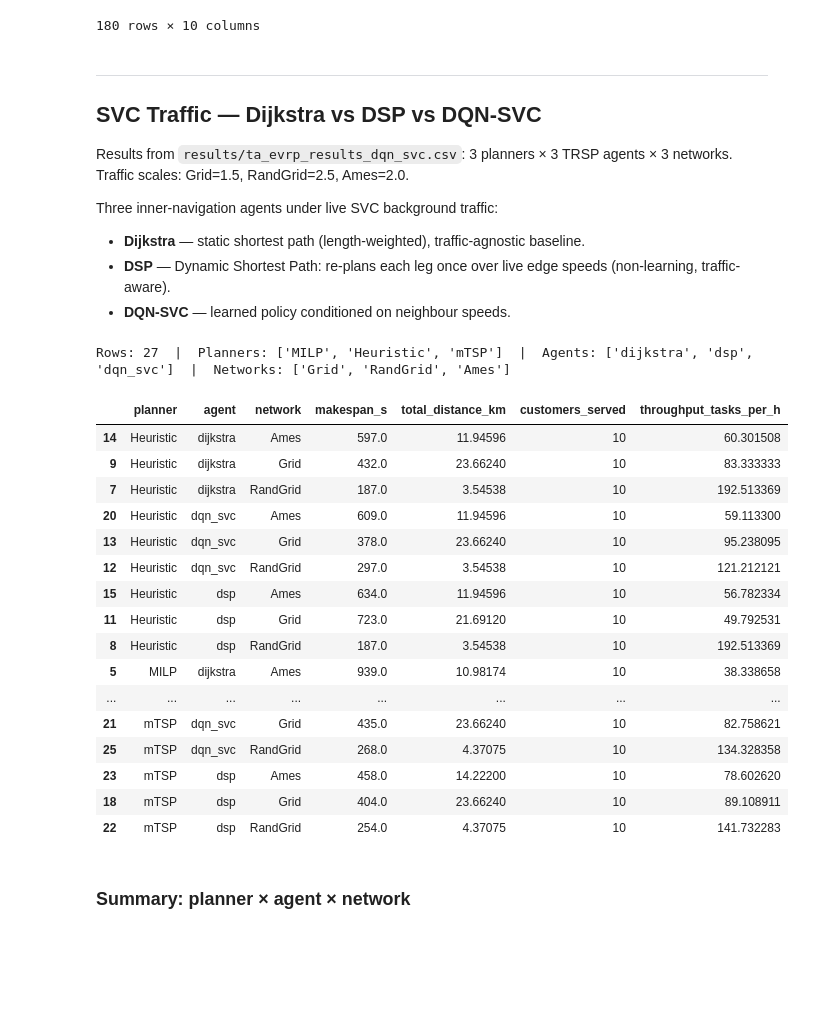
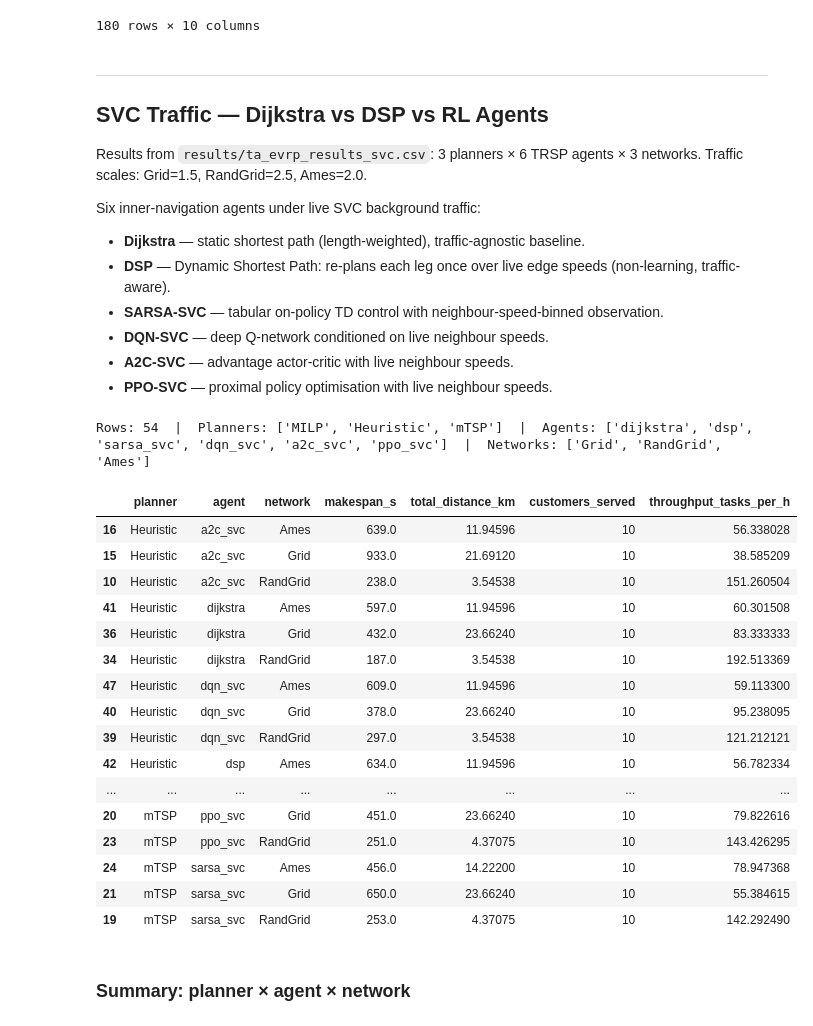
Before and after one commit to shinobi-wolf/FleetNav, a Jupyter notebook: notebooks/ta_evrp_sweep_analysis.ipynb, the cells around one changed output. Saved outputs shown, nothing was run; the diff lists cells and outputs as text; code cells hidden in the pictures; blank space fills up the shorter version.

```diff
--- a/notebooks/ta_evrp_sweep_analysis.ipynb
+++ b/notebooks/ta_evrp_sweep_analysis.ipynb
@@ -473,74 +473,91 @@ df[display_cols].sort_values(['planner', 'network', 'agent', 'K']).round(2).rese
 # %% [markdown]
 ---
 
-## SVC Traffic — Dijkstra vs DSP vs DQN-SVC
+## SVC Traffic — Dijkstra vs DSP vs RL Agents
 
-Results from `results/ta_evrp_results_dqn_svc.csv`: 3 planners × 3 TRSP agents × 3 networks. Traffic scales: Grid=1.5, RandGrid=2.5, Ames=2.0.
+Results from `results/ta_evrp_results_svc.csv`: 3 planners × 6 TRSP agents × 3 networks. Traffic scales: Grid=1.5, RandGrid=2.5, Ames=2.0.
 
-Three inner-navigation agents under live SVC background traffic:
+Six inner-navigation agents under live SVC background traffic:
 - **Dijkstra** — static shortest path (length-weighted), traffic-agnostic baseline.
 - **DSP** — Dynamic Shortest Path: re-plans each leg once over live edge speeds (non-learning, traffic-aware).
-- **DQN-SVC** — learned policy conditioned on neighbour speeds.
+- **SARSA-SVC** — tabular on-policy TD control with neighbour-speed-binned observation.
+- **DQN-SVC** — deep Q-network conditioned on live neighbour speeds.
+- **A2C-SVC** — advantage actor-critic with live neighbour speeds.
+- **PPO-SVC** — proximal policy optimisation with live neighbour speeds.
 # %%
 from pathlib import Path
 import pandas as pd
 import numpy as np
 import matplotlib.pyplot as plt
 
-SVC_CSV = Path('../results/ta_evrp_results_dqn_svc.csv')
+SVC_CSV = Path('../results/ta_evrp_results_svc.csv')
 
 svc_raw = pd.read_csv(SVC_CSV)
 svc_raw = svc_raw[svc_raw['status'] == 'ok'].copy()
 
 _NET_LABELS = {
     'grid_road':            'Grid',
     'rand_grid_road_final': 'RandGrid',
     'ames_campus_final':    'Ames',
 }
 svc_raw['network'] = svc_raw['network_net_path'].apply(lambda p: _NET_LABELS.get(Path(p).stem, Path(p).stem))
 svc_raw['planner'] = svc_raw['evrp_planner'].map({'milp': 'MILP', 'heuristic': 'Heuristic', 'mtsp': 'mTSP'})
 svc_raw['agent']   = svc_raw['trsp_agent']
 
 svc_raw['throughput_tasks_per_h'] = svc_raw['customers_served'] / svc_raw['makespan_h'].replace(0, np.nan)
 
 SVC_NET_ORDER     = [n for n in ['Grid', 'RandGrid', 'Ames'] if n in svc_raw['network'].unique()]
 SVC_PLANNER_ORDER = [p for p in ['MILP', 'Heuristic', 'mTSP'] if p in svc_raw['planner'].unique()]
-# Baseline first, then the two traffic-aware agents (non-learning DSP, then learned DQN-SVC)
-SVC_AGENT_ORDER   = [a for a in ['dijkstra', 'dsp', 'dqn_svc'] if a in svc_raw['agent'].unique()]
-SVC_AGENT_COLORS  = {'dijkstra': '#DD8452', 'dsp': '#55A868', 'dqn_svc': '#4C72B0'}
-SVC_AGENT_LABELS  = {'dijkstra': 'Dijkstra', 'dsp': 'DSP', 'dqn_svc': 'DQN-SVC'}
-# Traffic-aware agents compared against the Dijkstra baseline
-SVC_RL_AGENTS     = [a for a in SVC_AGENT_ORDER if a != 'dijkstra']
+# Baseline → non-learning traffic-aware → learned RL agents
+SVC_AGENT_ORDER   = [a for a in ['dijkstra', 'dsp', 'sarsa_svc', 'dqn_svc', 'a2c_svc', 'ppo_svc']
+                     if a in svc_raw['agent'].unique()]
+SVC_AGENT_COLORS  = {
+    'dijkstra':  '#888888',
+    'dsp':       '#2ca02c',
+    'sarsa_svc': '#9467bd',
+    'dqn_svc':   '#4C72B0',
+    'a2c_svc':   '#d62728',
+    'ppo_svc':   '#17becf',
+}
+SVC_AGENT_LABELS  = {
+    'dijkstra':  'Dijkstra',
+    'dsp':       'DSP',
+    'sarsa_svc': 'SARSA-SVC',
+    'dqn_svc':   'DQN-SVC',
+    'a2c_svc':   'A2C-SVC',
+    'ppo_svc':   'PPO-SVC',
+}
+# All non-baseline agents compared against Dijkstra
+SVC_RL_AGENTS = [a for a in SVC_AGENT_ORDER if a != 'dijkstra']
 
 print(f"Rows: {len(svc_raw)}  |  Planners: {SVC_PLANNER_ORDER}  |  Agents: {SVC_AGENT_ORDER}  |  Networks: {SVC_NET_ORDER}")
 
-# Flag suspect rows (makespan=0 or customers_served < 10)
 suspect = svc_raw[(svc_raw['makespan_s'] == 0) | (svc_raw['customers_served'] < 10)]
 if not suspect.empty:
     print("\nSuspect rows (makespan=0 or customers<10):")
     display(suspect[['planner', 'agent', 'network', 'makespan_s', 'customers_served', 'total_recharges']])
 
 svc_raw[['planner', 'agent', 'network', 'makespan_s', 'total_distance_km',
          'customers_served', 'throughput_tasks_per_h']].sort_values(['planner', 'agent', 'network'])
 # %% [output]
-Rows: 27  |  Planners: ['MILP', 'Heuristic', 'mTSP']  |  Agents: ['dijkstra', 'dsp', 'dqn_svc']  |  Networks: ['Grid', 'RandGrid', 'Ames']
+Rows: 54  |  Planners: ['MILP', 'Heuristic', 'mTSP']  |  Agents: ['dijkstra', 'dsp', 'sarsa_svc', 'dqn_svc', 'a2c_svc', 'ppo_svc']  |  Networks: ['Grid', 'RandGrid', 'Ames']
 |  | planner | agent | network | makespan_s | total_distance_km | customers_served | throughput_tasks_per_h |
-| 14 | Heuristic | dijkstra | Ames | 597.0 | 11.94596 | 10 | 60.301508 |
-| 9 | Heuristic | dijkstra | Grid | 432.0 | 23.66240 | 10 | 83.333333 |
-| 7 | Heuristic | dijkstra | RandGrid | 187.0 | 3.54538 | 10 | 192.513369 |
-| 20 | Heuristic | dqn_svc | Ames | 609.0 | 11.94596 | 10 | 59.113300 |
-| 13 | Heuristic | dqn_svc | Grid | 378.0 | 23.66240 | 10 | 95.238095 |
-| 12 | Heuristic | dqn_svc | RandGrid | 297.0 | 3.54538 | 10 | 121.212121 |
-| 15 | Heuristic | dsp | Ames | 634.0 | 11.94596 | 10 | 56.782334 |
-| 11 | Heuristic | dsp | Grid | 723.0 | 21.69120 | 10 | 49.792531 |
-| 8 | Heuristic | dsp | RandGrid | 187.0 | 3.54538 | 10 | 192.513369 |
-| 5 | MILP | dijkstra | Ames | 939.0 | 10.98174 | 10 | 38.338658 |
+| 16 | Heuristic | a2c_svc | Ames | 639.0 | 11.94596 | 10 | 56.338028 |
+| 15 | Heuristic | a2c_svc | Grid | 933.0 | 21.69120 | 10 | 38.585209 |
+| 10 | Heuristic | a2c_svc | RandGrid | 238.0 | 3.54538 | 10 | 151.260504 |
+| 41 | Heuristic | dijkstra | Ames | 597.0 | 11.94596 | 10 | 60.301508 |
+| 36 | Heuristic | dijkstra | Grid | 432.0 | 23.66240 | 10 | 83.333333 |
+| 34 | Heuristic | dijkstra | RandGrid | 187.0 | 3.54538 | 10 | 192.513369 |
+| 47 | Heuristic | dqn_svc | Ames | 609.0 | 11.94596 | 10 | 59.113300 |
+| 40 | Heuristic | dqn_svc | Grid | 378.0 | 23.66240 | 10 | 95.238095 |
+| 39 | Heuristic | dqn_svc | RandGrid | 297.0 | 3.54538 | 10 | 121.212121 |
+| 42 | Heuristic | dsp | Ames | 634.0 | 11.94596 | 10 | 56.782334 |
 | ... | ... | ... | ... | ... | ... | ... | ... |
-| 21 | mTSP | dqn_svc | Grid | 435.0 | 23.66240 | 10 | 82.758621 |
-| 25 | mTSP | dqn_svc | RandGrid | 268.0 | 4.37075 | 10 | 134.328358 |
-| 23 | mTSP | dsp | Ames | 458.0 | 14.22200 | 10 | 78.602620 |
-| 18 | mTSP | dsp | Grid | 404.0 | 23.66240 | 10 | 89.108911 |
-| 22 | mTSP | dsp | RandGrid | 254.0 | 4.37075 | 10 | 141.732283 |
+| 20 | mTSP | ppo_svc | Grid | 451.0 | 23.66240 | 10 | 79.822616 |
+| 23 | mTSP | ppo_svc | RandGrid | 251.0 | 4.37075 | 10 | 143.426295 |
+| 24 | mTSP | sarsa_svc | Ames | 456.0 | 14.22200 | 10 | 78.947368 |
+| 21 | mTSP | sarsa_svc | Grid | 650.0 | 23.66240 | 10 | 55.384615 |
+| 19 | mTSP | sarsa_svc | RandGrid | 253.0 | 4.37075 | 10 | 142.292490 |
 # %% [markdown]
 ### Summary: planner × agent × network
 # %%
```
Also changed, not shown: parts of 6 cells of this notebook, 5 other files.
